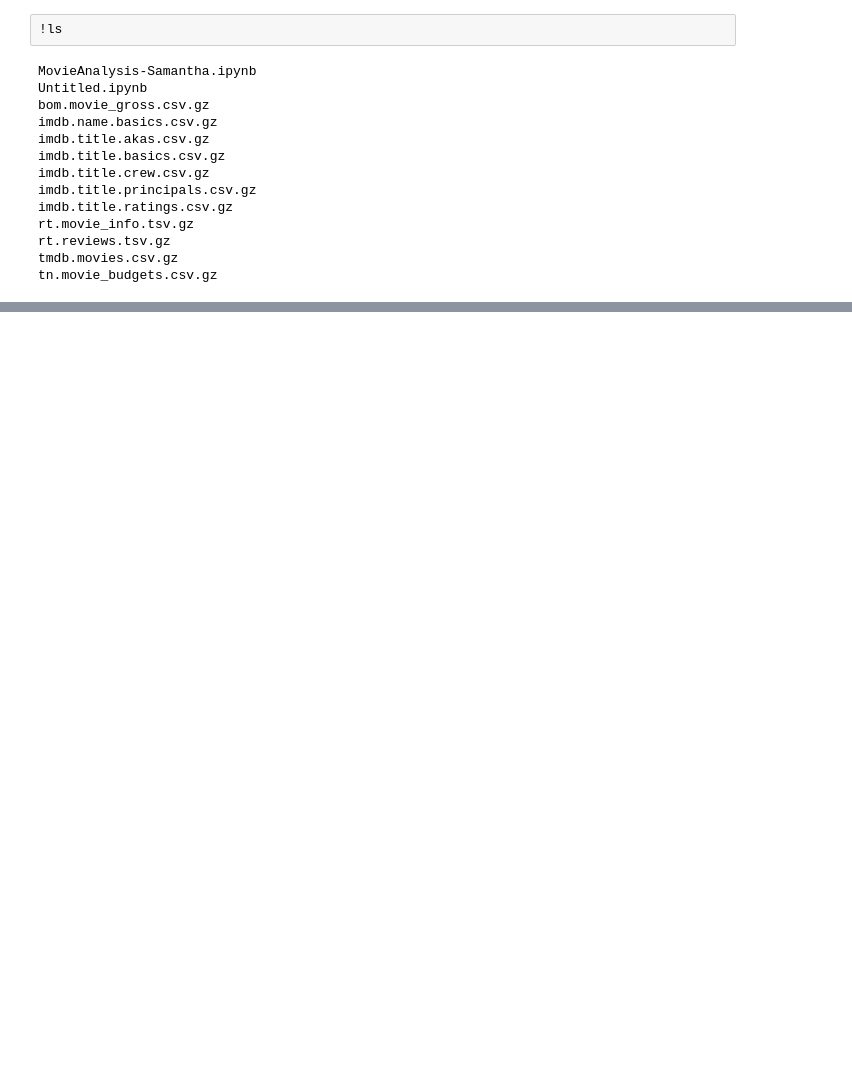
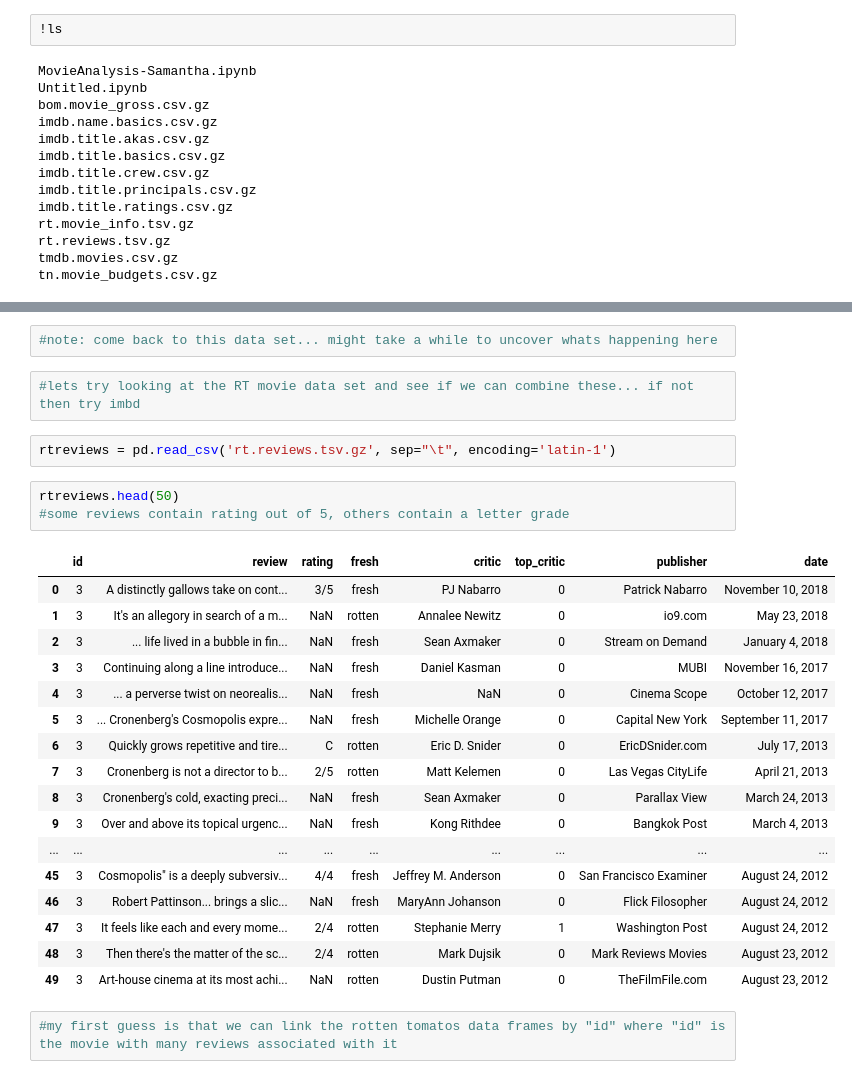
Before and after one commit to samanthanas/MovieAnalysis, a Jupyter notebook: zippedData/MovieAnalysis-Samantha.ipynb, the cells around one changed output, grey strips where cells are left out. Cells and saved outputs as stored; diff of their text form; blank space fills up the shorter version.

Commit message:
Performed Day 1 Data Analysis of Movie Data

```diff
--- a/zippedData/MovieAnalysis-Samantha.ipynb
+++ b/zippedData/MovieAnalysis-Samantha.ipynb
@@ -51,0 +173,29 @@ tn.movie_budgets.csv.gz
+# %%
+#note: come back to this data set... might take a while to uncover whats happening here
+# %%
+#lets try looking at the RT movie data set and see if we can combine these... if not then try imbd
+# %%
+rtreviews = pd.read_csv('rt.reviews.tsv.gz', sep="\t", encoding='latin-1')
+# %%
+rtreviews.head(50)
+#some reviews contain rating out of 5, others contain a letter grade
+# %% [output]
+|  | id | review | rating | fresh | critic | top_critic | publisher | date |
+| 0 | 3 | A distinctly gallows take on cont... | 3/5 | fresh | PJ Nabarro | 0 | Patrick Nabarro | November 10, 2018 |
+| 1 | 3 | It's an allegory in search of a m... | NaN | rotten | Annalee Newitz | 0 | io9.com | May 23, 2018 |
+| 2 | 3 | ... life lived in a bubble in fin... | NaN | fresh | Sean Axmaker | 0 | Stream on Demand | January 4, 2018 |
+| 3 | 3 | Continuing along a line introduce... | NaN | fresh | Daniel Kasman | 0 | MUBI | November 16, 2017 |
+| 4 | 3 | ... a perverse twist on neorealis... | NaN | fresh | NaN | 0 | Cinema Scope | October 12, 2017 |
+| 5 | 3 | ... Cronenberg's Cosmopolis expre... | NaN | fresh | Michelle Orange | 0 | Capital New York | September 11, 2017 |
+| 6 | 3 | Quickly grows repetitive and tire... | C | rotten | Eric D. Snider | 0 | EricDSnider.com | July 17, 2013 |
+| 7 | 3 | Cronenberg is not a director to b... | 2/5 | rotten | Matt Kelemen | 0 | Las Vegas CityLife | April 21, 2013 |
+| 8 | 3 | Cronenberg's cold, exacting preci... | NaN | fresh | Sean Axmaker | 0 | Parallax View | March 24, 2013 |
+| 9 | 3 | Over and above its topical urgenc... | NaN | fresh | Kong Rithdee | 0 | Bangkok Post | March 4, 2013 |
+| ... | ... | ... | ... | ... | ... | ... | ... | ... |
+| 45 | 3 | Cosmopolis" is a deeply subversiv... | 4/4 | fresh | Jeffrey M. Anderson | 0 | San Francisco Examiner | August 24, 2012 |
+| 46 | 3 | Robert Pattinson... brings a slic... | NaN | fresh | MaryAnn Johanson | 0 | Flick Filosopher | August 24, 2012 |
+| 47 | 3 | It feels like each and every mome... | 2/4 | rotten | Stephanie Merry | 1 | Washington Post | August 24, 2012 |
+| 48 | 3 | Then there's the matter of the sc... | 2/4 | rotten | Mark Dujsik | 0 | Mark Reviews Movies | August 23, 2012 |
+| 49 | 3 | Art-house cinema at its most achi... | NaN | rotten | Dustin Putman | 0 | TheFilmFile.com | August 23, 2012 |
+# %%
+#my first guess is that we can link the rotten tomatos data frames by "id" where "id" is the movie with many reviews associated with it
```
Also changed, not shown: parts of 88 cells of this notebook.
